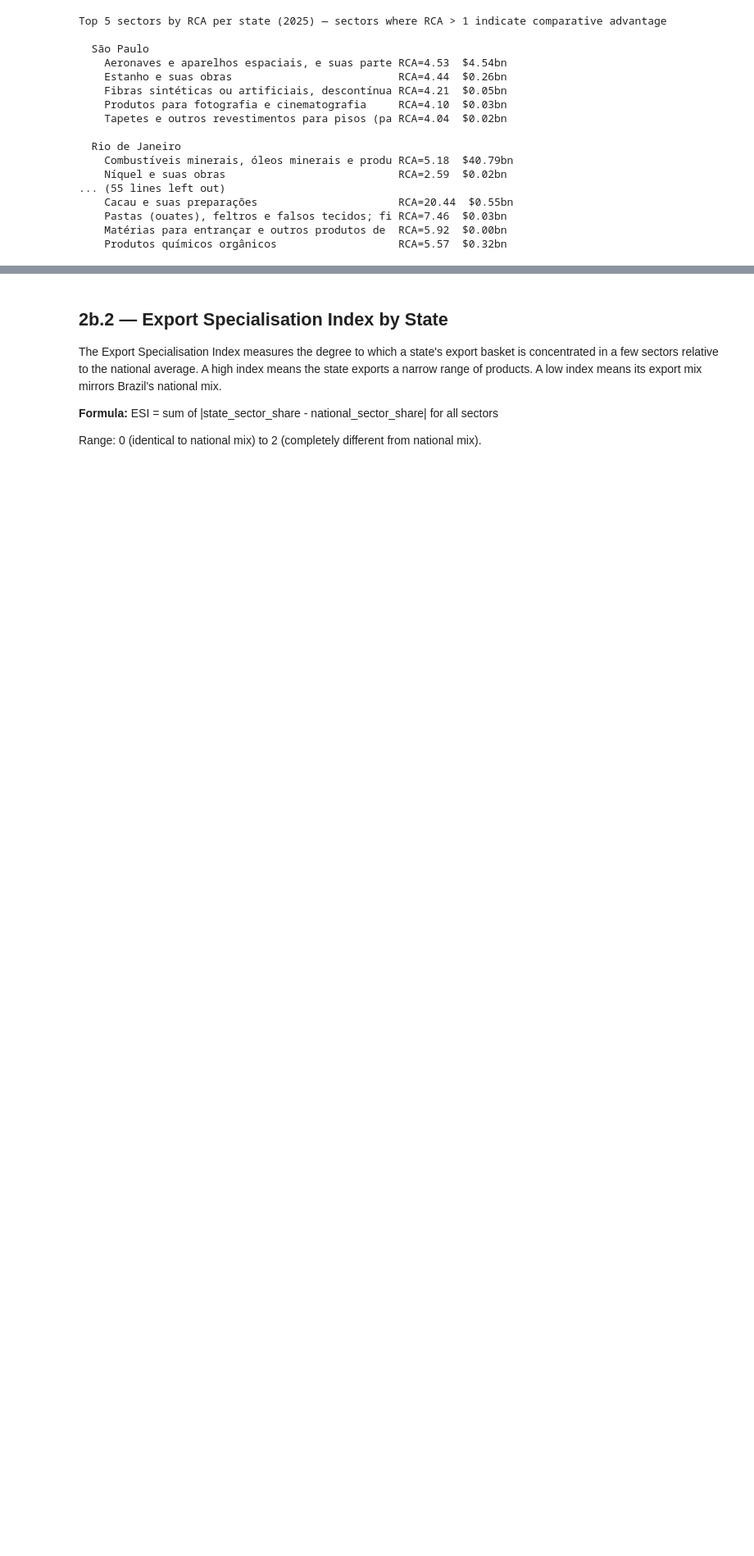
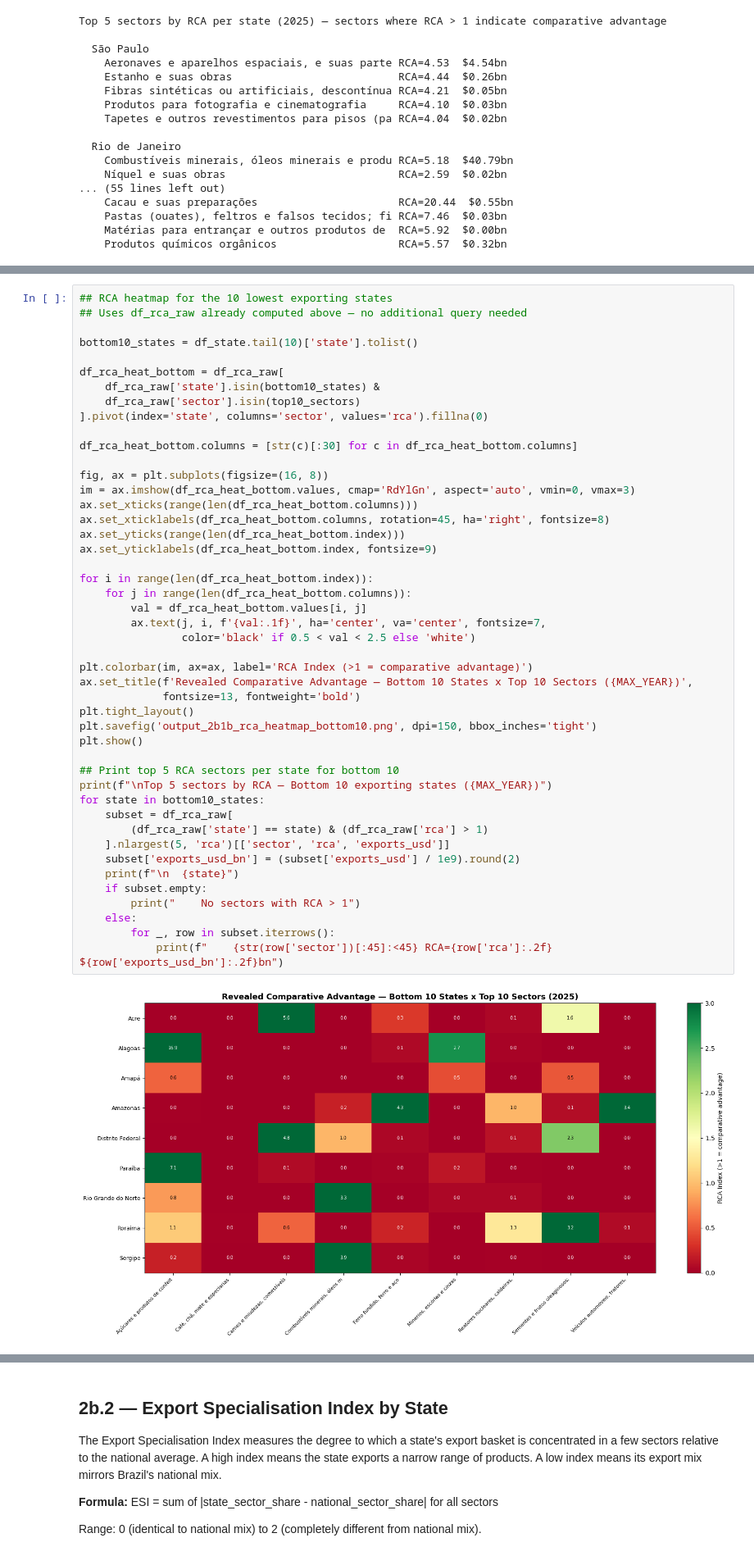
Before and after one commit to Eduardo-kohn/brazil-state-trade-analysis, a Jupyter notebook: SRC/Analysis/step2b_advanced_competitiveness.ipynb, the cells around one changed output, grey strips where cells are left out. Shown at 82% size. Cells and saved outputs as stored; diff of their text form; blank space fills up the shorter version.

```diff
--- a/SRC/Analysis/step2b_advanced_competitiveness.ipynb
+++ b/SRC/Analysis/step2b_advanced_competitiveness.ipynb
@@ -183,0 +188,48 @@ Top 5 sectors by RCA per state (2025) — sectors where RCA > 1 indicate compara
+# %%
+## RCA heatmap for the 10 lowest exporting states
+## Uses df_rca_raw already computed above — no additional query needed
+
+bottom10_states = df_state.tail(10)['state'].tolist()
+
+df_rca_heat_bottom = df_rca_raw[
+    df_rca_raw['state'].isin(bottom10_states) &
+    df_rca_raw['sector'].isin(top10_sectors)
+].pivot(index='state', columns='sector', values='rca').fillna(0)
+
+df_rca_heat_bottom.columns = [str(c)[:30] for c in df_rca_heat_bottom.columns]
+
+fig, ax = plt.subplots(figsize=(16, 8))
+im = ax.imshow(df_rca_heat_bottom.values, cmap='RdYlGn', aspect='auto', vmin=0, vmax=3)
+ax.set_xticks(range(len(df_rca_heat_bottom.columns)))
+ax.set_xticklabels(df_rca_heat_bottom.columns, rotation=45, ha='right', fontsize=8)
+ax.set_yticks(range(len(df_rca_heat_bottom.index)))
+ax.set_yticklabels(df_rca_heat_bottom.index, fontsize=9)
+
+for i in range(len(df_rca_heat_bottom.index)):
+    for j in range(len(df_rca_heat_bottom.columns)):
+        val = df_rca_heat_bottom.values[i, j]
+        ax.text(j, i, f'{val:.1f}', ha='center', va='center', fontsize=7,
+                color='black' if 0.5 < val < 2.5 else 'white')
+
+plt.colorbar(im, ax=ax, label='RCA Index (>1 = comparative advantage)')
+ax.set_title(f'Revealed Comparative Advantage — Bottom 10 States x Top 10 Sectors ({MAX_YEAR})',
+             fontsize=13, fontweight='bold')
+plt.tight_layout()
+plt.savefig('output_2b1b_rca_heatmap_bottom10.png', dpi=150, bbox_inches='tight')
+plt.show()
+
+## Print top 5 RCA sectors per state for bottom 10
+print(f"\nTop 5 sectors by RCA — Bottom 10 exporting states ({MAX_YEAR})")
+for state in bottom10_states:
+    subset = df_rca_raw[
+        (df_rca_raw['state'] == state) & (df_rca_raw['rca'] > 1)
+    ].nlargest(5, 'rca')[['sector', 'rca', 'exports_usd']]
+    subset['exports_usd_bn'] = (subset['exports_usd'] / 1e9).round(2)
+    print(f"\n  {state}")
+    if subset.empty:
+        print("    No sectors with RCA > 1")
+    else:
+        for _, row in subset.iterrows():
+            print(f"    {str(row['sector'])[:45]:<45} RCA={row['rca']:.2f}  ${row['exports_usd_bn']:.2f}bn")
+# %% [output]
+[figure, added]
```
Also changed, not shown: parts of 7 cells of this notebook.
